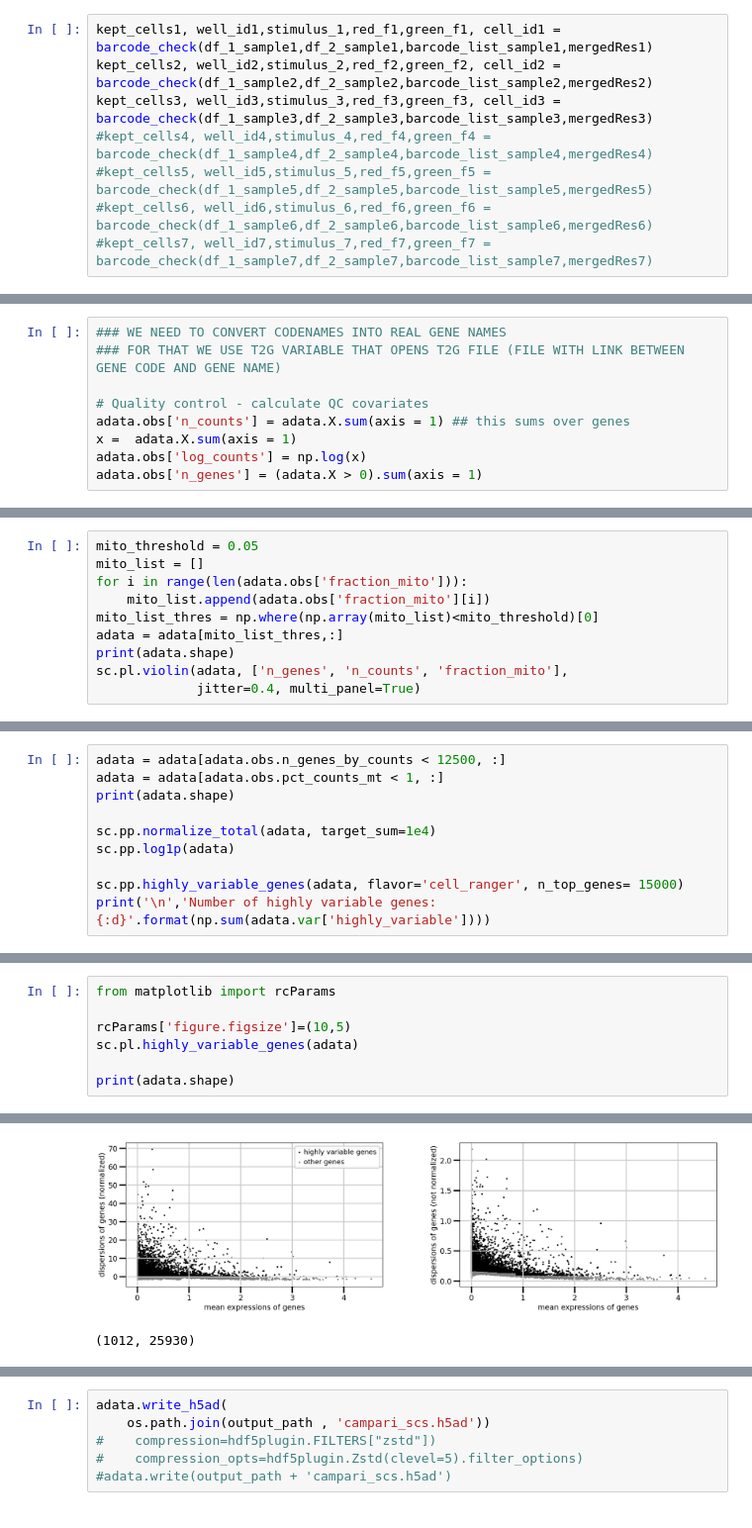
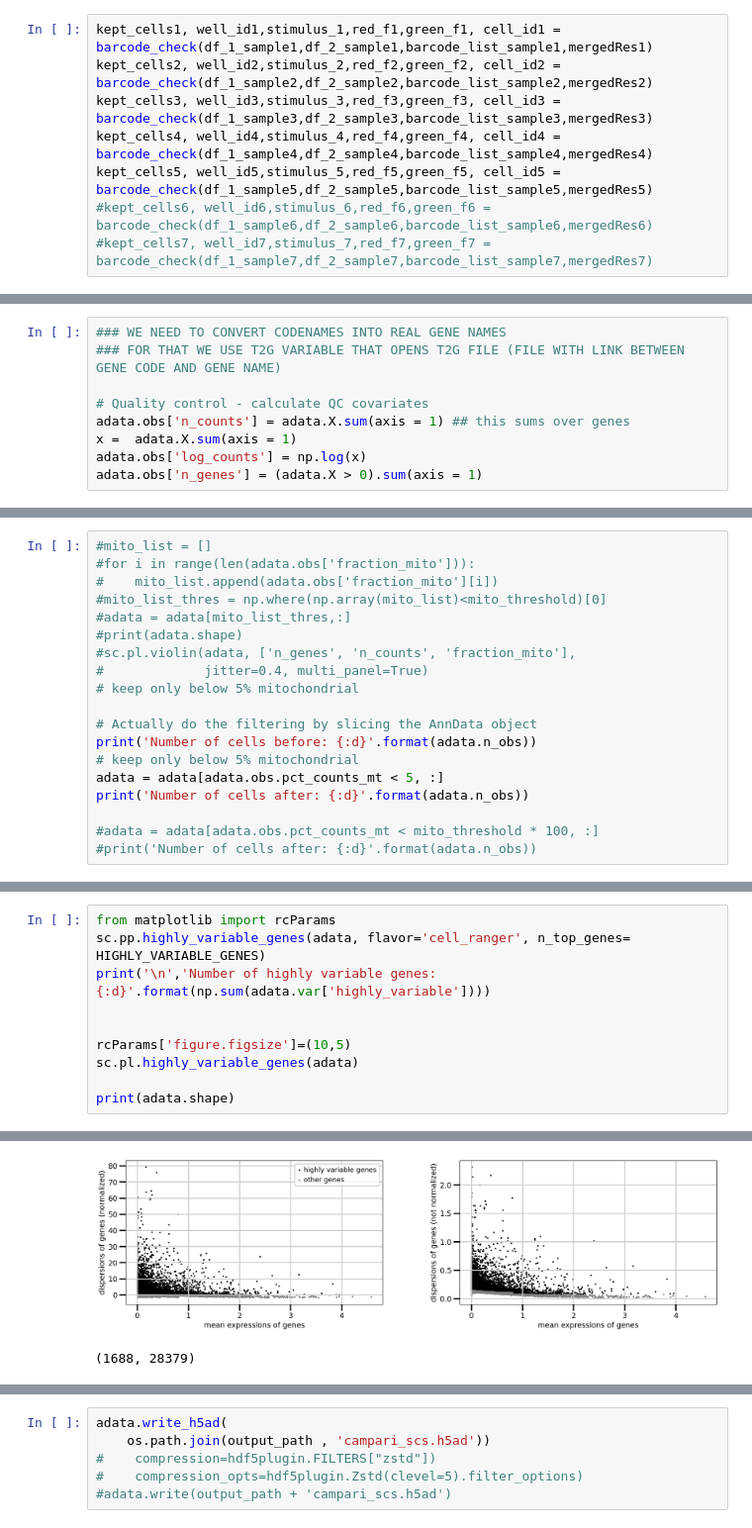
Before and after one commit to melisamc89/single_cell_sequencing, a Jupyter notebook: campari_scs_II_data_agregation.ipynb, the cells around one changed output, grey strips where cells are left out. Shown at 99% size. Saved outputs shown, nothing was run; the diff lists cells and outputs as text.

```diff
--- a/campari_scs_II_data_agregation.ipynb
+++ b/campari_scs_II_data_agregation.ipynb
@@ -208,8 +222,8 @@ def barcode_check(df_1,df_2,barcode_list,mergedRes):
 kept_cells1, well_id1,stimulus_1,red_f1,green_f1, cell_id1 = barcode_check(df_1_sample1,df_2_sample1,barcode_list_sample1,mergedRes1)
 kept_cells2, well_id2,stimulus_2,red_f2,green_f2, cell_id2 = barcode_check(df_1_sample2,df_2_sample2,barcode_list_sample2,mergedRes2)
 kept_cells3, well_id3,stimulus_3,red_f3,green_f3, cell_id3 = barcode_check(df_1_sample3,df_2_sample3,barcode_list_sample3,mergedRes3)
-#kept_cells4, well_id4,stimulus_4,red_f4,green_f4 = barcode_check(df_1_sample4,df_2_sample4,barcode_list_sample4,mergedRes4)
-#kept_cells5, well_id5,stimulus_5,red_f5,green_f5 = barcode_check(df_1_sample5,df_2_sample5,barcode_list_sample5,mergedRes5)
+kept_cells4, well_id4,stimulus_4,red_f4,green_f4, cell_id4 = barcode_check(df_1_sample4,df_2_sample4,barcode_list_sample4,mergedRes4)
+kept_cells5, well_id5,stimulus_5,red_f5,green_f5, cell_id5 = barcode_check(df_1_sample5,df_2_sample5,barcode_list_sample5,mergedRes5)
 #kept_cells6, well_id6,stimulus_6,red_f6,green_f6 = barcode_check(df_1_sample6,df_2_sample6,barcode_list_sample6,mergedRes6)
 #kept_cells7, well_id7,stimulus_7,red_f7,green_f7 = barcode_check(df_1_sample7,df_2_sample7,barcode_list_sample7,mergedRes7)
 # %%
@@ -463,11 +512,20 @@ filtered out 29491 genes that are detected in less than 5 cells
 # %%
-mito_threshold = 0.05
-mito_list = []
-for i in range(len(adata.obs['fraction_mito'])):
-    mito_list.append(adata.obs['fraction_mito'][i])
-mito_list_thres = np.where(np.array(mito_list)<mito_threshold)[0]
-adata = adata[mito_list_thres,:]
-print(adata.shape)
-sc.pl.violin(adata, ['n_genes', 'n_counts', 'fraction_mito'],
-             jitter=0.4, multi_panel=True)
+#mito_list = []
+#for i in range(len(adata.obs['fraction_mito'])):
+#    mito_list.append(adata.obs['fraction_mito'][i])
+#mito_list_thres = np.where(np.array(mito_list)<mito_threshold)[0]
+#adata = adata[mito_list_thres,:]
+#print(adata.shape)
+#sc.pl.violin(adata, ['n_genes', 'n_counts', 'fraction_mito'],
+#             jitter=0.4, multi_panel=True)
+# keep only below 5% mitochondrial
+
+# Actually do the filtering by slicing the AnnData object
+print('Number of cells before: {:d}'.format(adata.n_obs))
+# keep only below 5% mitochondrial
+adata = adata[adata.obs.pct_counts_mt < 5, :]
+print('Number of cells after: {:d}'.format(adata.n_obs))
+
+#adata = adata[adata.obs.pct_counts_mt < mito_threshold * 100, :]
+#print('Number of cells after: {:d}'.format(adata.n_obs))
 # %% [output]
@@ -522,10 +579,0 @@ fig.savefig(os.path.join(figure_path , 'QC_UMI_genes_counts.png'))
-# %%
-adata = adata[adata.obs.n_genes_by_counts < 12500, :]
-adata = adata[adata.obs.pct_counts_mt < 1, :]
-print(adata.shape)
-
-sc.pp.normalize_total(adata, target_sum=1e4)
-sc.pp.log1p(adata)
-
-sc.pp.highly_variable_genes(adata, flavor='cell_ranger', n_top_genes= 15000)
-print('\n','Number of highly variable genes: {:d}'.format(np.sum(adata.var['highly_variable'])))
@@ -546,5 +605,8 @@ extracting highly variable genes
 # %%
 from matplotlib import rcParams
+sc.pp.highly_variable_genes(adata, flavor='cell_ranger', n_top_genes= HIGHLY_VARIABLE_GENES)
+print('\n','Number of highly variable genes: {:d}'.format(np.sum(adata.var['highly_variable'])))
+
 
 rcParams['figure.figsize']=(10,5)
 sc.pl.highly_variable_genes(adata)
@@ -554,2 +626,2 @@ print(adata.shape)
-[figure, old version]
+[figure, new version]
-(1012, 25930)
+(1688, 28379)
```
Also changed, not shown: parts of 26 cells of this notebook, 2 other files.
